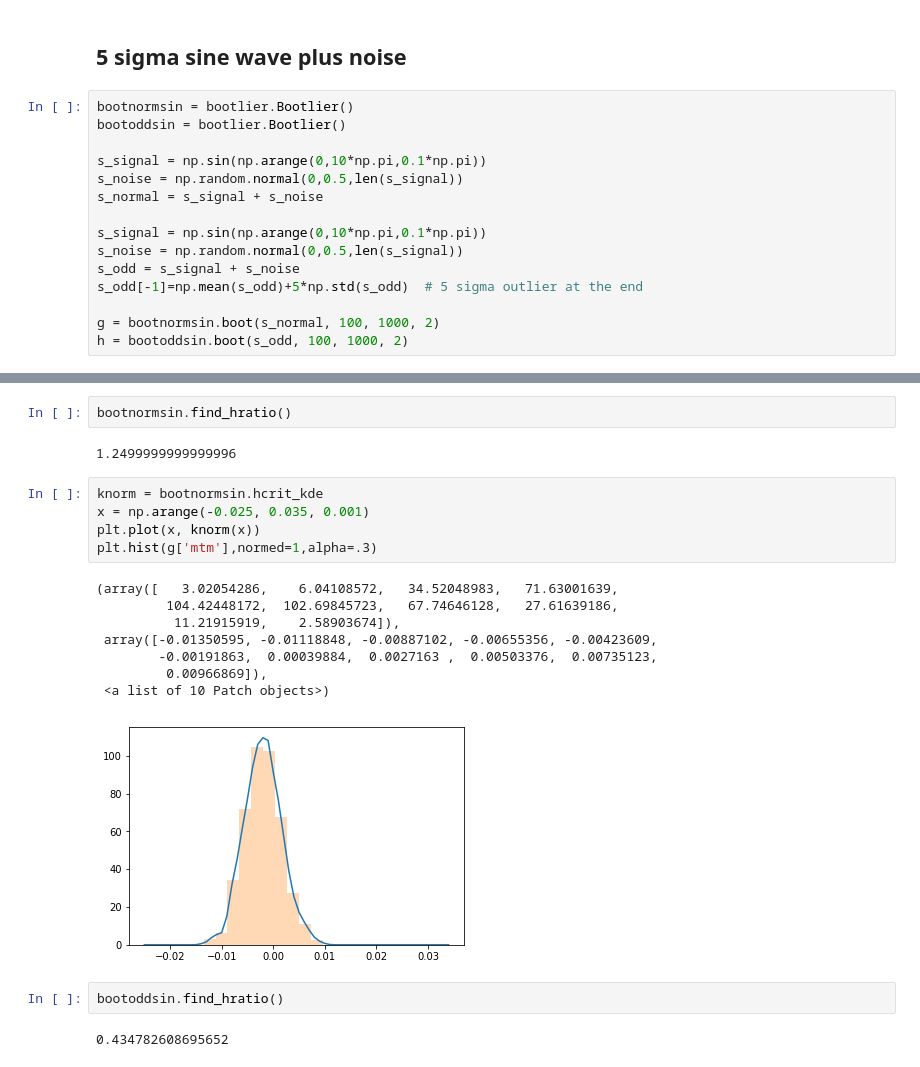
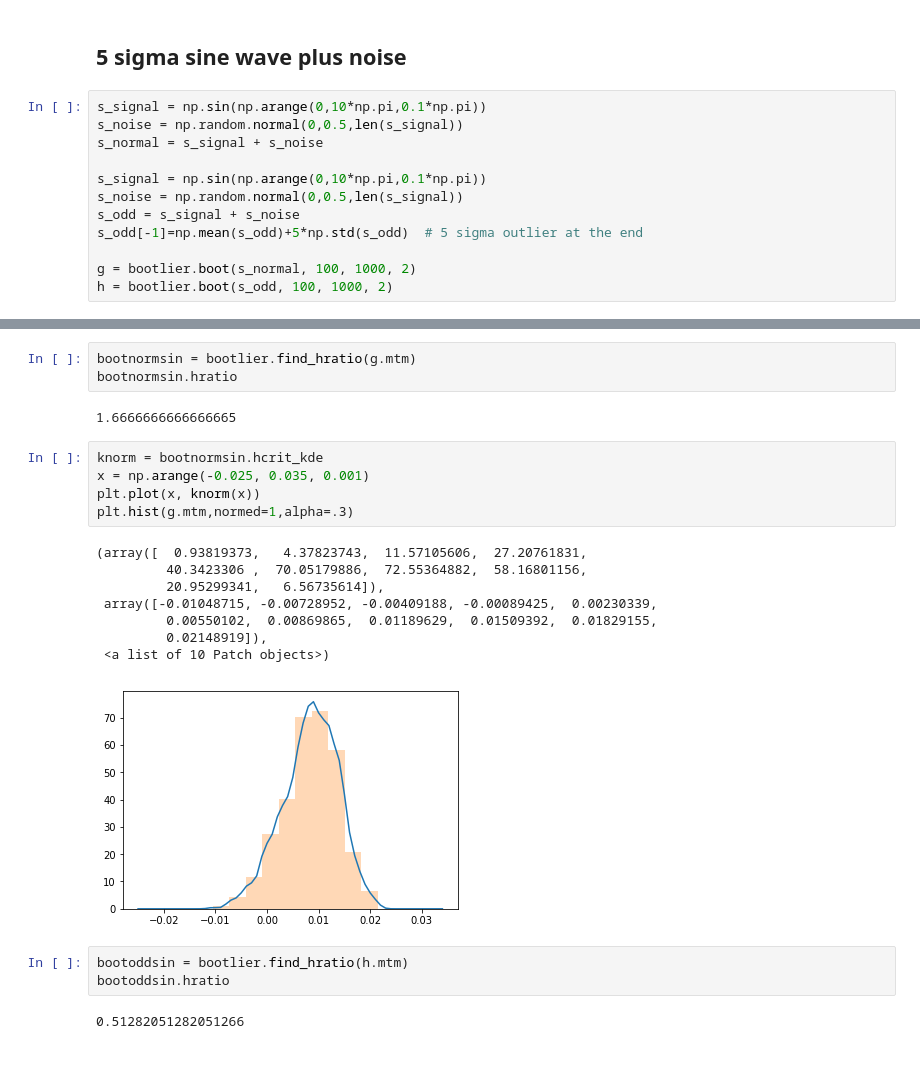
Before and after one commit to mtpatter/kaiba, a Jupyter notebook: notebooks/example-hratio.ipynb, the cells around one changed output, grey strips where cells are left out. Cells and saved outputs as stored; diff of their text form.

```diff
--- a/notebooks/example-hratio.ipynb
+++ b/notebooks/example-hratio.ipynb
@@ -220,9 +233,6 @@ plt.hist(f['mtm'],normed=1,alpha=.3)
 # %% [markdown]
 ## 5 sigma sine wave plus noise
 # %%
-bootnormsin = bootlier.Bootlier()
-bootoddsin = bootlier.Bootlier()
-
 s_signal = np.sin(np.arange(0,10*np.pi,0.1*np.pi))
 s_noise = np.random.normal(0,0.5,len(s_signal))
 s_normal = s_signal + s_noise
@@ -232,8 +242,8 @@ s_noise = np.random.normal(0,0.5,len(s_signal))
 s_odd = s_signal + s_noise
 s_odd[-1]=np.mean(s_odd)+5*np.std(s_odd)  # 5 sigma outlier at the end
 
-g = bootnormsin.boot(s_normal, 100, 1000, 2)
-h = bootoddsin.boot(s_odd, 100, 1000, 2)
+g = bootlier.boot(s_normal, 100, 1000, 2)
+h = bootlier.boot(s_odd, 100, 1000, 2)
 # %%
 plt.plot(s_normal)
 plt.plot(s_odd)
@@ -256,25 +265,27 @@ plt.hist(h['mtm'],normed=1,alpha=.3)
-# %%
-bootnormsin.find_hratio()
-# %% [output]
-1.2499999999999996
+# %%
+bootnormsin = bootlier.find_hratio(g.mtm)
+bootnormsin.hratio
+# %% [output]
+1.6666666666666665
 # %%
 knorm = bootnormsin.hcrit_kde
 x = np.arange(-0.025, 0.035, 0.001)
 plt.plot(x, knorm(x))
-plt.hist(g['mtm'],normed=1,alpha=.3)
+plt.hist(g.mtm,normed=1,alpha=.3)
 # %% [output]
-(array([   3.02054286,    6.04108572,   34.52048983,   71.63001639,
-         104.42448172,  102.69845723,   67.74646128,   27.61639186,
-          11.21915919,    2.58903674]),
- array([-0.01350595, -0.01118848, -0.00887102, -0.00655356, -0.00423609,
-        -0.00191863,  0.00039884,  0.0027163 ,  0.00503376,  0.00735123,
-         0.00966869]),
+(array([  0.93819373,   4.37823743,  11.57105606,  27.20761831,
+         40.3423306 ,  70.05179886,  72.55364882,  58.16801156,
+         20.95299341,   6.56735614]),
+ array([-0.01048715, -0.00728952, -0.00409188, -0.00089425,  0.00230339,
+         0.00550102,  0.00869865,  0.01189629,  0.01509392,  0.01829155,
+         0.02148919]),
  <a list of 10 Patch objects>)
-[figure, old version]
+[figure, new version]
-# %%
-bootoddsin.find_hratio()
-# %% [output]
-0.434782608695652
+# %%
+bootoddsin = bootlier.find_hratio(h.mtm)
+bootoddsin.hratio
+# %% [output]
+0.51282051282051266
 # %%
 kodd = bootoddsin.hcrit_kde
 x = np.arange(-0.015, 0.06, 0.001)
```
Also changed, not shown: parts of 29 cells of this notebook, 1 other file.
